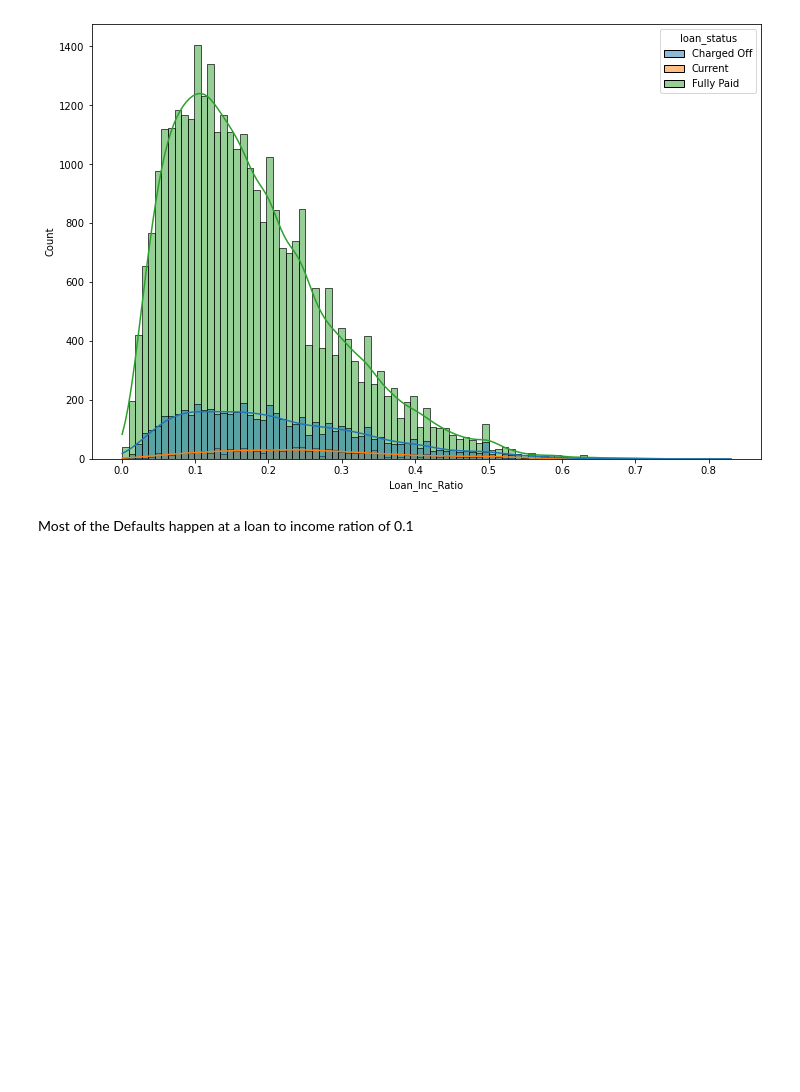
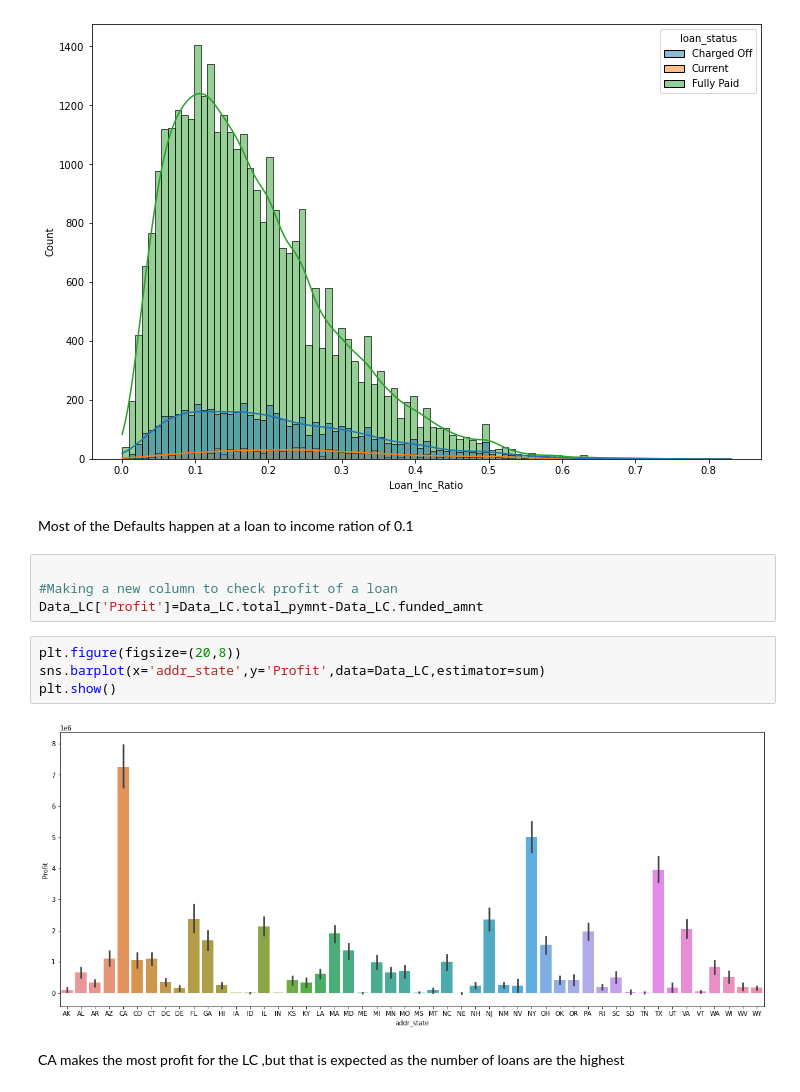
Before and after one commit to kushlulla/Lending_Club_Case_Study, a Jupyter notebook: Kush.ipynb, the cells around one changed output. Saved outputs shown, nothing was run; the diff lists cells and outputs as text; blank space fills up the shorter version.

```diff
--- a/Kush.ipynb
+++ b/Kush.ipynb
@@ -658,3 +658,15 @@ plt.show()
 [figure]
 # %% [markdown]
 Most of the Defaults happen at a loan to income ration of 0.1
+# %%
+
+#Making a new column to check profit of a loan
+Data_LC['Profit']=Data_LC.total_pymnt-Data_LC.funded_amnt
+# %%
+plt.figure(figsize=(20,8))
+sns.barplot(x='addr_state',y='Profit',data=Data_LC,estimator=sum)
+plt.show()
+# %% [output]
+[figure, added]
+# %% [markdown]
+CA makes the most profit for the LC ,but that is expected as the number of loans are the highest
```
Also changed, not shown: parts of 4 cells of this notebook.
